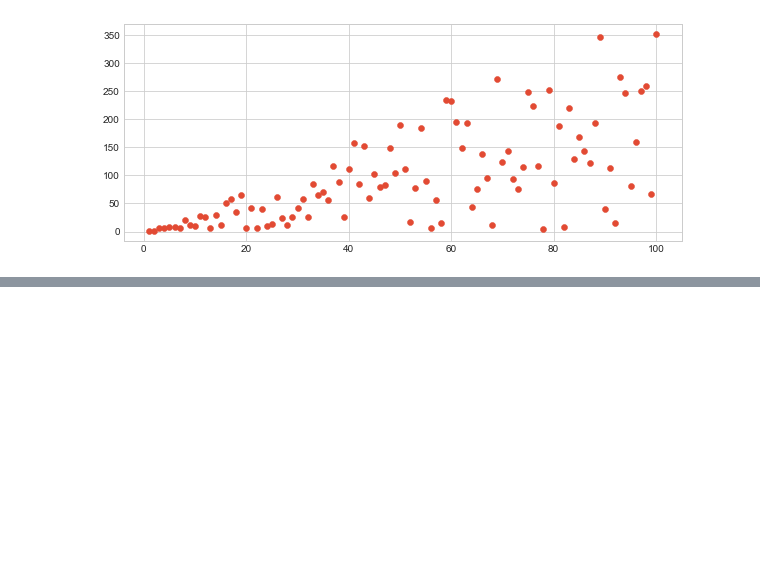
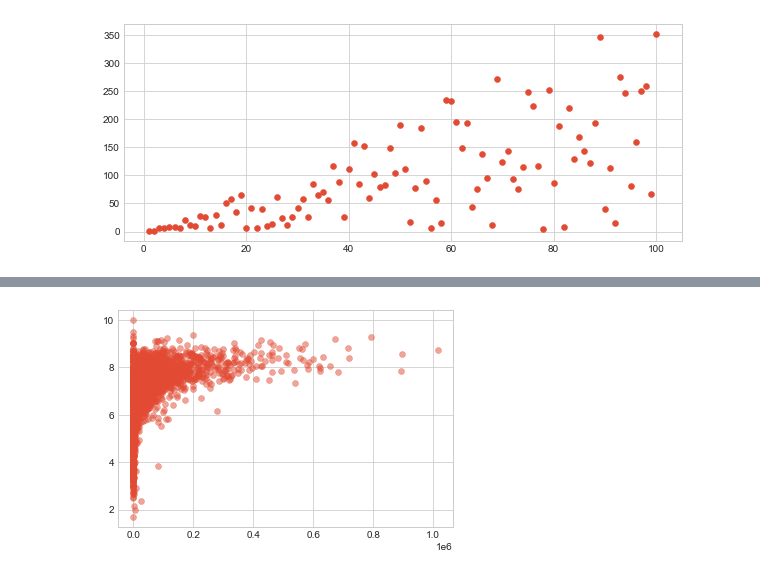
Before and after one commit to LIMDANBI/SKTFLYAI, a Jupyter notebook: pandas/주가 데이터 시각화.ipynb, the cells around one changed output, grey strips where cells are left out. Saved outputs shown, nothing was run; the diff lists cells and outputs as text; code cells hidden in the pictures; blank space fills up the shorter version.

Commit message:
scatter

```diff
--- a/pandas/주가 데이터 시각화.ipynb
+++ b/pandas/주가 데이터 시각화.ipynb
@@ -59,3 +59,7 @@ ax.scatter(x,y)
 plt.show()
 # %% [output]
 [figure]
+# %%
+csv = os.path.join('./sample/anime_master.csv')
+df = pd.read_csv(csv, index_col='anime_id')
+df.head()
@@ -61,0 +74,7 @@ plt.show()
+# %%
+fig = plt.figure()
+ax = fig.add_subplot(111)
+ax.scatter(df['members'], df['rating'], alpha=0.5) #약간 투명하게
+plt.show()
+# %% [output]
+[figure, added]
```
Also changed, not shown: parts of 6 cells of this notebook.
